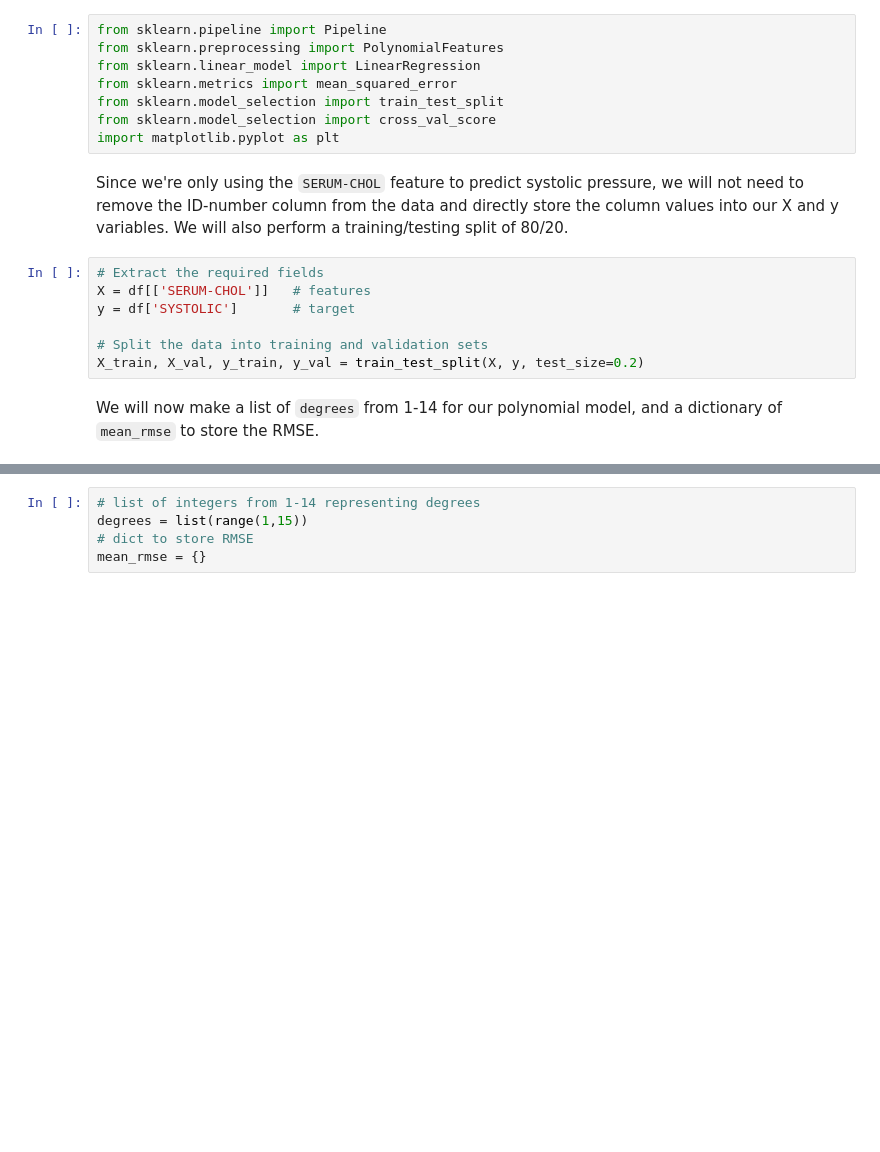
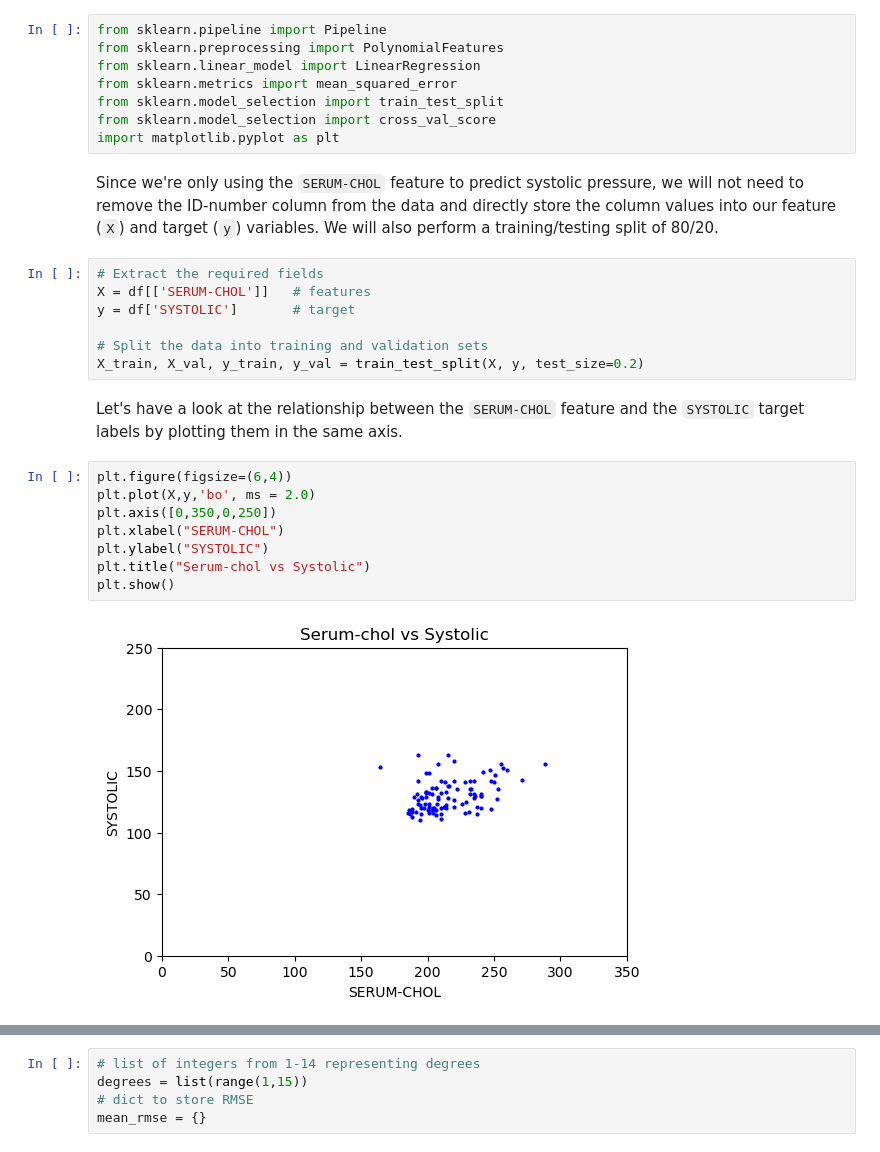
Before and after one commit to Reinn90/Machine_Learning, a Jupyter notebook: Assignment1/20658133 Machine Learning Assignment1.ipynb, the cells around one changed output, grey strips where cells are left out. Cells and saved outputs as stored; diff of their text form; blank space fills up the shorter version.

```diff
--- a/Assignment1/20658133 Machine Learning Assignment1.ipynb
+++ b/Assignment1/20658133 Machine Learning Assignment1.ipynb
@@ -76,7 +77,7 @@ from sklearn.model_selection import train_test_split
 from sklearn.model_selection import cross_val_score
 import matplotlib.pyplot as plt
 # %% [markdown]
-Since we're only using the `SERUM-CHOL` feature to predict systolic pressure, we will not need to remove the ID-number column from the data and directly store the column values into our X and y variables. We will also perform a training/testing split of 80/20.
+Since we're only using the `SERUM-CHOL` feature to predict systolic pressure, we will not need to remove the ID-number column from the data and directly store the column values into our feature (`X`) and target (`y`) variables. We will also perform a training/testing split of 80/20.
 # %%
 # Extract the required fields
 X = df[['SERUM-CHOL']]   # features
@@ -84,5 +85,15 @@ y = df['SYSTOLIC']       # target
 
 # Split the data into training and validation sets
 X_train, X_val, y_train, y_val = train_test_split(X, y, test_size=0.2)
-# %% [markdown]
-We will now make a list of `degrees` from 1-14 for our polynomial model, and a dictionary of `mean_rmse` to store the RMSE.
+# %% [markdown]
+Let's have a look at the relationship between the `SERUM-CHOL` feature and the `SYSTOLIC` target labels by plotting them in the same axis.
+# %%
+plt.figure(figsize=(6,4))
+plt.plot(X,y,'bo', ms = 2.0)
+plt.axis([0,350,0,250])
+plt.xlabel("SERUM-CHOL")
+plt.ylabel("SYSTOLIC")
+plt.title("Serum-chol vs Systolic")
+plt.show()
+# %% [output]
+[figure, added]
```
Also changed, not shown: parts of 19 cells of this notebook.
